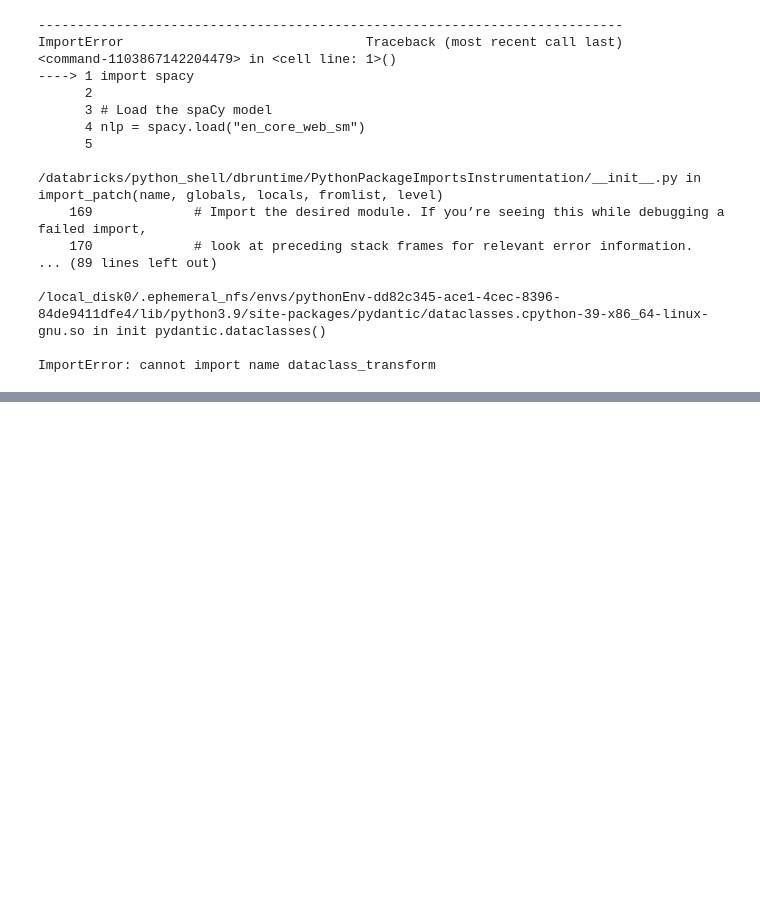
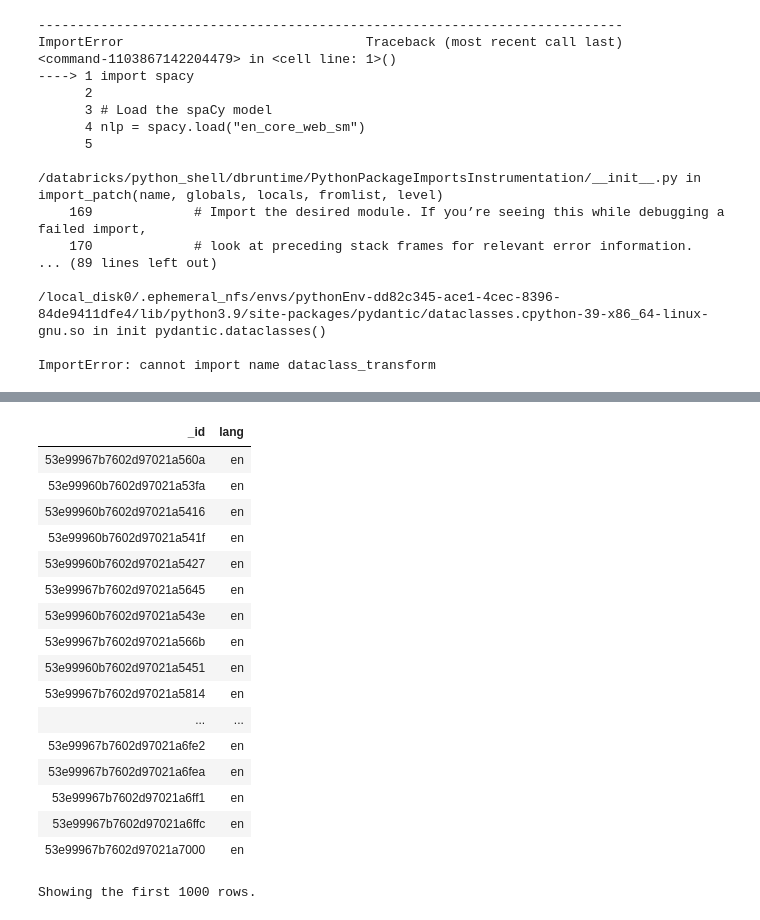
Before and after one commit to Karljohan99/BDM2023-group3, a Jupyter notebook: project1/Project_1.ipynb, the cells around one changed output, grey strips where cells are left out. Drawn from its saved outputs; the diff is of its cells as text; code cells hidden in the pictures; blank space fills up the shorter version.

```diff
--- a/project1/Project_1.ipynb
+++ b/project1/Project_1.ipynb
@@ -599,0 +663,22 @@ ImportError: cannot import name dataclass_transform
+# %%
+lang_df = filtered_df.select("_id", "lang")
+display(lang_df)
+# %% [output]
+| _id | lang |
+| 53e99967b7602d97021a560a | en |
+| 53e99960b7602d97021a53fa | en |
+| 53e99960b7602d97021a5416 | en |
+| 53e99960b7602d97021a541f | en |
+| 53e99960b7602d97021a5427 | en |
+| 53e99967b7602d97021a5645 | en |
+| 53e99960b7602d97021a543e | en |
+| 53e99967b7602d97021a566b | en |
+| 53e99960b7602d97021a5451 | en |
+| 53e99967b7602d97021a5814 | en |
+| ... | ... |
+| 53e99967b7602d97021a6fe2 | en |
+| 53e99967b7602d97021a6fea | en |
+| 53e99967b7602d97021a6ff1 | en |
+| 53e99967b7602d97021a6ffc | en |
+| 53e99967b7602d97021a7000 | en |
+Showing the first 1000 rows.
```
Also changed, not shown: parts of 6 cells of this notebook.
